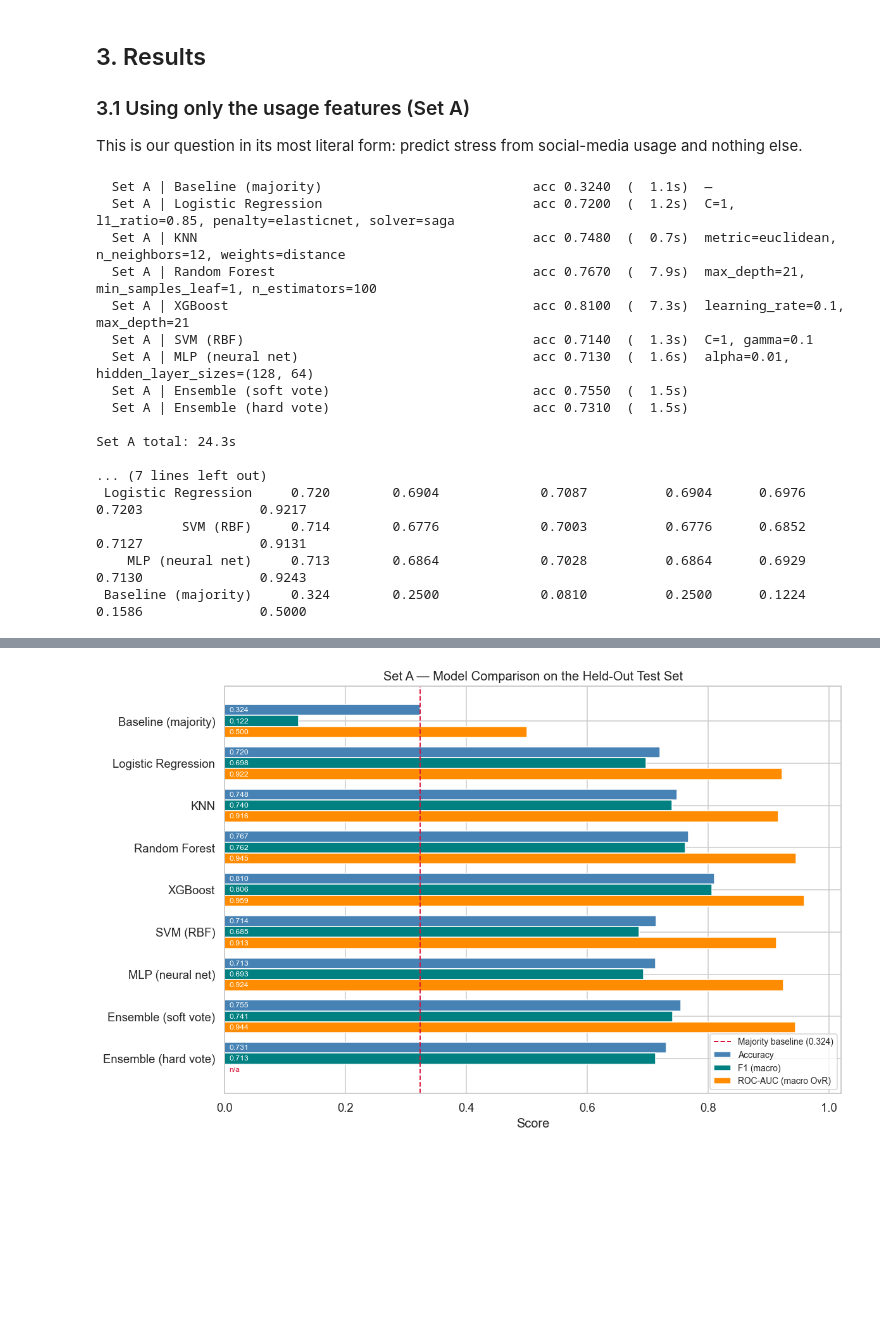
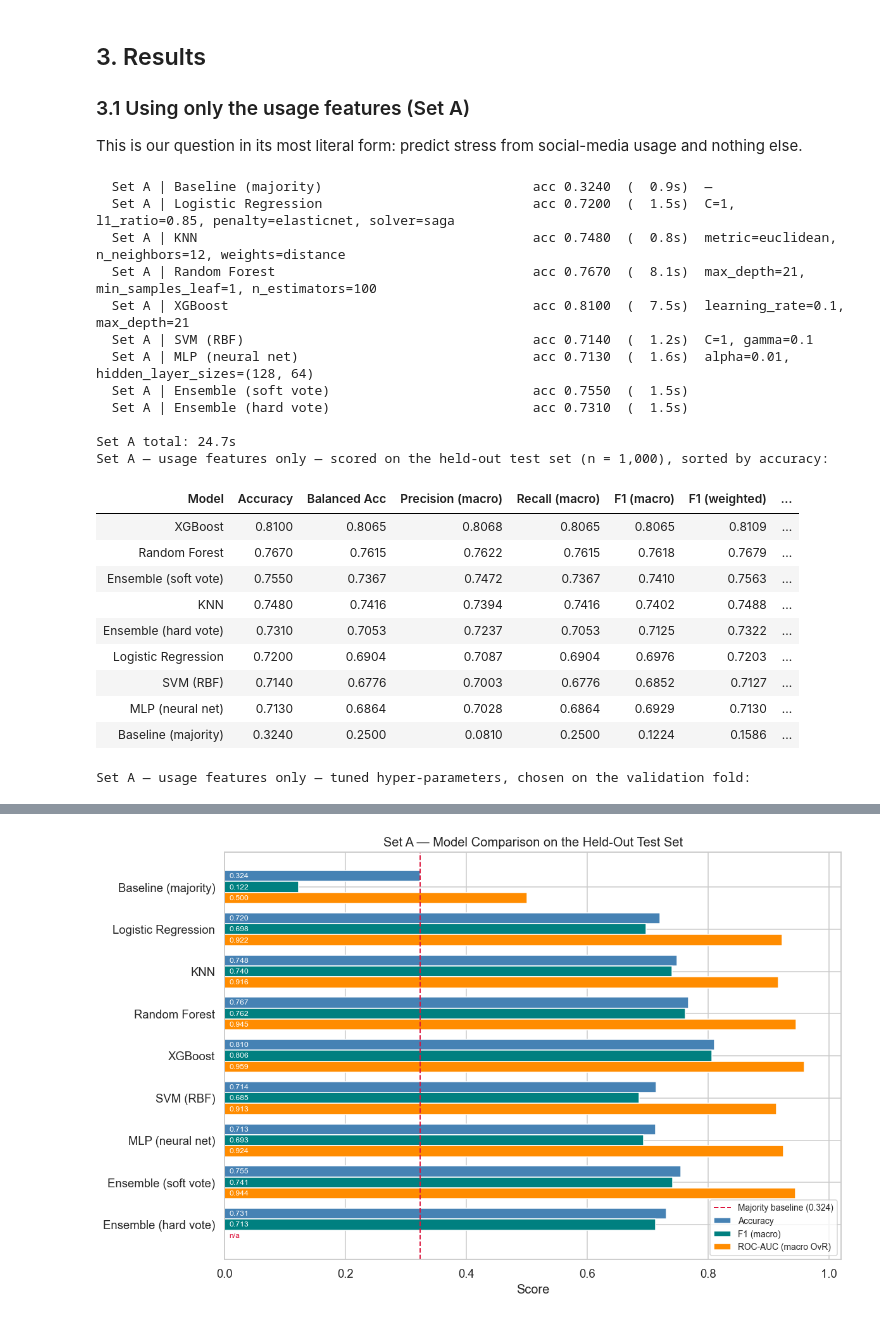
Before and after one commit to Ttalyacohen/Mental_health_dataset_evaluation, a Jupyter notebook: Questions/08_predicting_stress_and_mental_health.ipynb, the cells around one changed output, grey strips where cells are left out. Drawn from its saved outputs; the diff is of its cells as text; code cells hidden in the pictures; blank space fills up the shorter version.

```diff
--- a/Questions/08_predicting_stress_and_mental_health.ipynb
+++ b/Questions/08_predicting_stress_and_mental_health.ipynb
@@ -495,6 +537,40 @@ def run_roster(X, y, set_label):
     return results, preds, probas, fitted_models
 
 
+SHOW_COLS = ['Model', 'Accuracy', 'Balanced Acc', 'Precision (macro)', 'Recall (macro)',
+             'F1 (macro)', 'F1 (weighted)', 'ROC-AUC (macro OvR)']
+SCORE_COLS = SHOW_COLS[1:]
+
+
+def show_results(res, set_label):
+    """Test-set scores for one feature set, best value in each metric in bold.
+
+    Sorted by accuracy rather than by AUC: hard voting has no AUC, and sorting on a column
+    with a missing value would strand one of the strongest models at the bottom.
+    """
+    table = res.sort_values('Accuracy', ascending=False)[SHOW_COLS]
+    print(f'{set_label} — scored on the held-out test set (n = {len(idx_test):,}), '
+          'sorted by accuracy:')
+    display(table.style.hide(axis='index')
+                 .format({c: '{:.4f}' for c in SCORE_COLS}, na_rep='—')
+                 .highlight_max(subset=SCORE_COLS, props='font-weight: bold'))
+    return table
+
+
+def show_tuning(res, set_label):
+    """What the search chose for each model on this feature set, and what it cost.
+
+    Grid points come from the roster in 2.5, so each row reads as: this many configurations
+    were tried on the validation fold, and this is the one that won.
+    """
+    table = res[['Model', 'Best params', 'Fit time (s)']].copy()
+    table.insert(1, 'Grid points', table['Model'].map(GRID_POINTS))
+    print(f'{set_label} — tuned hyper-parameters, chosen on the validation fold:')
+    display(table.style.hide(axis='index')
+                 .format({'Grid points': '{:,}', 'Fit time (s)': '{:.1f}'}))
+    return table
+
+
 MODEL_ORDER = [n for n, _, _ in BASE_MODELS] + ['Ensemble (soft vote)', 'Ensemble (hard vote)']
 MODEL_COLORS = dict(zip(MODEL_ORDER, sns.color_palette('tab10', len(MODEL_ORDER))))
 y_test = y4[idx_test]
@@ -590,31 +666,33 @@ This is our question in its most literal form: predict stress from social-media
 # %%
 t0 = time.perf_counter()
 res_usage, pred_usage, proba_usage, fitted_usage = run_roster(X_usage, y4, 'Set A')
 print(f'\nSet A total: {time.perf_counter() - t0:.1f}s')
 
 BASELINE_ACC = res_usage.loc[res_usage['Model'] == 'Baseline (majority)', 'Accuracy'].iat[0]
-show_cols = ['Model', 'Accuracy', 'Balanced Acc', 'Precision (macro)',
-             'Recall (macro)', 'F1 (macro)', 'F1 (weighted)', 'ROC-AUC (macro OvR)']
-# Sorted by accuracy rather than AUC: hard voting has no AUC, and sorting on a column with
-# a missing value would strand one of the strongest models at the bottom of the table.
-print('\nSet A — usage features only, scored on the held-out test set '
-      f'(n = {len(idx_test):,}), sorted by accuracy:')
-print(res_usage.sort_values('Accuracy', ascending=False)[show_cols].to_string(index=False))
+
+res_usage_sorted = show_results(res_usage, 'Set A — usage features only')
+show_tuning(res_usage, 'Set A — usage features only')
 # %% [output]
-  Set A | Baseline (majority)                           acc 0.3240  (  1.1s)  —
-  Set A | Logistic Regression                           acc 0.7200  (  1.2s)  C=1, l1_ratio=0.85, penalty=elasticnet, solver=saga
-  Set A | KNN                                           acc 0.7480  (  0.7s)  metric=euclidean, n_neighbors=12, weights=distance
-  Set A | Random Forest                                 acc 0.7670  (  7.9s)  max_depth=21, min_samples_leaf=1, n_estimators=100
-  Set A | XGBoost                                       acc 0.8100  (  7.3s)  learning_rate=0.1, max_depth=21
-  Set A | SVM (RBF)                                     acc 0.7140  (  1.3s)  C=1, gamma=0.1
+  Set A | Baseline (majority)                           acc 0.3240  (  0.9s)  —
+  Set A | Logistic Regression                           acc 0.7200  (  1.5s)  C=1, l1_ratio=0.85, penalty=elasticnet, solver=saga
+  Set A | KNN                                           acc 0.7480  (  0.8s)  metric=euclidean, n_neighbors=12, weights=distance
+  Set A | Random Forest                                 acc 0.7670  (  8.1s)  max_depth=21, min_samples_leaf=1, n_estimators=100
+  Set A | XGBoost                                       acc 0.8100  (  7.5s)  learning_rate=0.1, max_depth=21
+  Set A | SVM (RBF)                                     acc 0.7140  (  1.2s)  C=1, gamma=0.1
   Set A | MLP (neural net)                              acc 0.7130  (  1.6s)  alpha=0.01, hidden_layer_sizes=(128, 64)
   Set A | Ensemble (soft vote)                          acc 0.7550  (  1.5s)
   Set A | Ensemble (hard vote)                          acc 0.7310  (  1.5s)
 
-Set A total: 24.3s
-
-... (7 lines left out)
- Logistic Regression     0.720        0.6904             0.7087          0.6904      0.6976         0.7203               0.9217
-           SVM (RBF)     0.714        0.6776             0.7003          0.6776      0.6852         0.7127               0.9131
-    MLP (neural net)     0.713        0.6864             0.7028          0.6864      0.6929         0.7130               0.9243
- Baseline (majority)     0.324        0.2500             0.0810          0.2500      0.1224         0.1586               0.5000
+Set A total: 24.7s
+Set A — usage features only — scored on the held-out test set (n = 1,000), sorted by accuracy:
+| Model | Accuracy | Balanced Acc | Precision (macro) | Recall (macro) | F1 (macro) | F1 (weighted) | ... |
+| XGBoost | 0.8100 | 0.8065 | 0.8068 | 0.8065 | 0.8065 | 0.8109 | ... |
+| Random Forest | 0.7670 | 0.7615 | 0.7622 | 0.7615 | 0.7618 | 0.7679 | ... |
+| Ensemble (soft vote) | 0.7550 | 0.7367 | 0.7472 | 0.7367 | 0.7410 | 0.7563 | ... |
+| KNN | 0.7480 | 0.7416 | 0.7394 | 0.7416 | 0.7402 | 0.7488 | ... |
+| Ensemble (hard vote) | 0.7310 | 0.7053 | 0.7237 | 0.7053 | 0.7125 | 0.7322 | ... |
+| Logistic Regression | 0.7200 | 0.6904 | 0.7087 | 0.6904 | 0.6976 | 0.7203 | ... |
+| SVM (RBF) | 0.7140 | 0.6776 | 0.7003 | 0.6776 | 0.6852 | 0.7127 | ... |
+| MLP (neural net) | 0.7130 | 0.6864 | 0.7028 | 0.6864 | 0.6929 | 0.7130 | ... |
+| Baseline (majority) | 0.3240 | 0.2500 | 0.0810 | 0.2500 | 0.1224 | 0.1586 | ... |
+Set A — usage features only — tuned hyper-parameters, chosen on the validation fold:
```
Also changed, not shown: parts of 18 cells of this notebook.
